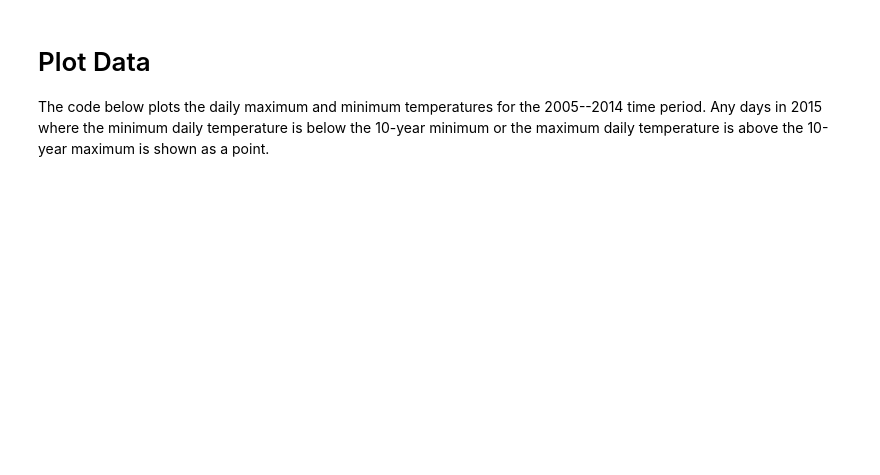
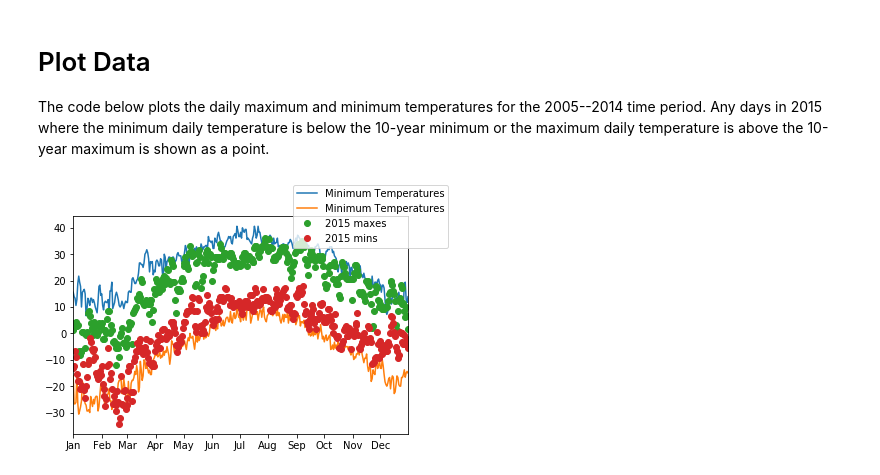
Before and after one commit to daigleo/AppliedPlotting_Assignment2, a Jupyter notebook: Assignment2.ipynb, the cells around one changed output. Saved outputs shown, nothing was run; the diff lists cells and outputs as text; code cells hidden in the pictures; blank space fills up the shorter version.

Commit message:
Started plotting data. 2015 points need to be cleaned

```diff
--- a/Assignment2.ipynb
+++ b/Assignment2.ipynb
@@ -54,10 +54,6 @@ This section of code loads the data from the file and formats it. Part of the pr
 binsize = 400
 hashid = 'fb441e62df2d58994928907a91895ec62c2c42e6cd075c2700843b89'
 df = pd.read_csv(f'data/C2A2_data/BinnedCsvs_d{binsize}/{hashid}.csv')
-
-# dict mapping month numbers to month abbreviations
-month_abb = {1:'Jan', 2:'Feb', 3:'Mar', 4:'Apr', 5:'May', 6:'Jun', 7:'Jul',
-            8:'Aug', 9:'Sep', 10:'Oct', 11:'Nov', 12:'Dec'}
 
 # Format date to datetime
 df['Date'] = pd.to_datetime(df['Date'], yearfirst = True, format='%Y-%m-%d').dt.normalize()
@@ -80,9 +76,12 @@ df_minmax = (df.loc[((df['Date'].dt.year >= 2005) &
 df_minmax = df_minmax.loc[:,[('max','TMAX'), ('min','TMIN')]]
 df_minmax.columns = df_minmax.columns.droplevel(1) # remove TMIN/TMAX level
 df_minmax /= 10 # Convert to degrees
-# Rename index columns and replace month digit by month abbreviation
 df_minmax.index.names = ['Month','Day']
-df_minmax.rename(index=month_abb, level='Month', inplace=True)
+df_minmax['Year'] = 2015
+df_minmax.reset_index(inplace=True)
+df_minmax['Date'] = pd.to_datetime(df_minmax[['Year', 'Month','Day']]).dt.date
+df_minmax = df_minmax[['Date','min','max']]
+
 
 
 # Extract 2015 data and clean data
@@ -92,14 +91,19 @@ df_2015 = (df.loc[df['Date'].dt.year == 2015]
 df_2015 = df_2015.loc[:,[('max','TMAX'), ('min','TMIN')]]
 df_2015.columns = df_2015.columns.droplevel(1) # remove TMIN/TMAX level
 df_2015 /= 10 # Convert to degrees
-# Rename index columns and replace month digit by month abbreviation
 df_2015.index.names = ['Month','Day']
-df_2015.rename(index=month_abb, level='Month', inplace=True)
+df_2015['Year'] = 2015
+df_2015.reset_index(inplace=True)
+df_2015['Date'] = pd.to_datetime(df_2015[['Year', 'Month','Day']]).dt.date
+df_2015 = df_2015[['Date','min','max']]
+
 
 record_mins = df_minmax.loc[df_2015['min'] < df_minmax['min'], 'min']
 record_maxs = df_minmax.loc[df_2015['max'] > df_minmax['max'], 'max']
 
 # Troubleshooting code
-# print (tabulate(df_2015.head(10), headers = 'keys', tablefmt = 'orgtbl'))
-# print('#### #### ####')
-# print (tabulate(df_minmax.head(10), headers = 'keys', tablefmt = 'orgtbl'))
+print(f'df_2015 data frame, shape={df_2015.shape}')
+print (tabulate(df_2015.head(10), headers = 'keys', tablefmt = 'orgtbl'))
+print('#### #### ####')
+print(f'df_minmax data frame, shape={df_minmax.shape}')
+print (tabulate(df_minmax.head(10), headers = 'keys', tablefmt = 'orgtbl'))
@@ -106,3 +128,21 @@ record_maxs = df_minmax.loc[df_2015['max'] > df_minmax['max'], 'max']
 # %% [markdown]
 # Plot Data
 The code below plots the daily maximum and minimum temperatures for the 2005--2014 time period. Any days in 2015 where the minimum daily temperature is below the 10-year minimum or the maximum daily temperature is above the 10-year maximum is shown as a point.
+# %%
+from matplotlib.dates import MonthLocator, DateFormatter
+
+fig, ax = plt.subplots()
+ax.plot(df_minmax['Date'], df_minmax['max'], label='Minimum Temperatures')
+ax.plot(df_minmax['Date'], df_minmax['min'], label='Minimum Temperatures')
+ax.plot(df_2015['Date'], df_2015['max'], 'o', label='2015 maxes')
+ax.plot(df_2015['Date'], df_2015['min'], 'o', label='2015 mins')
+
+ax.set_xlim(df_minmax['Date'].iloc[0], df_minmax['Date'].iloc[-1])
+ax.xaxis.set_major_locator(MonthLocator())
+ax.xaxis.set_major_formatter(DateFormatter('%b'))
+
+fig.legend()
+
+plt.show()
+# %% [output]
+[figure, added]
```
Also changed, not shown: parts of 1 cell of this notebook.
